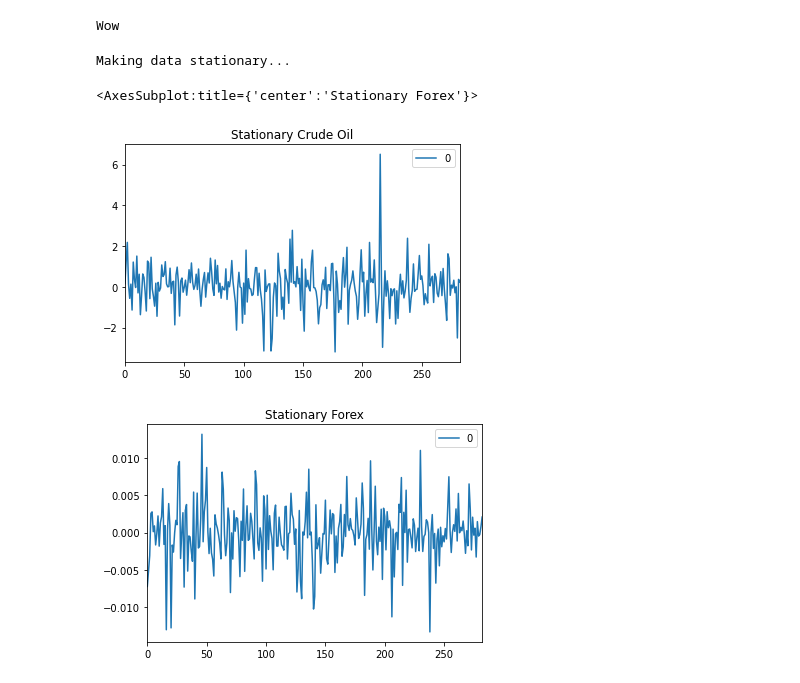
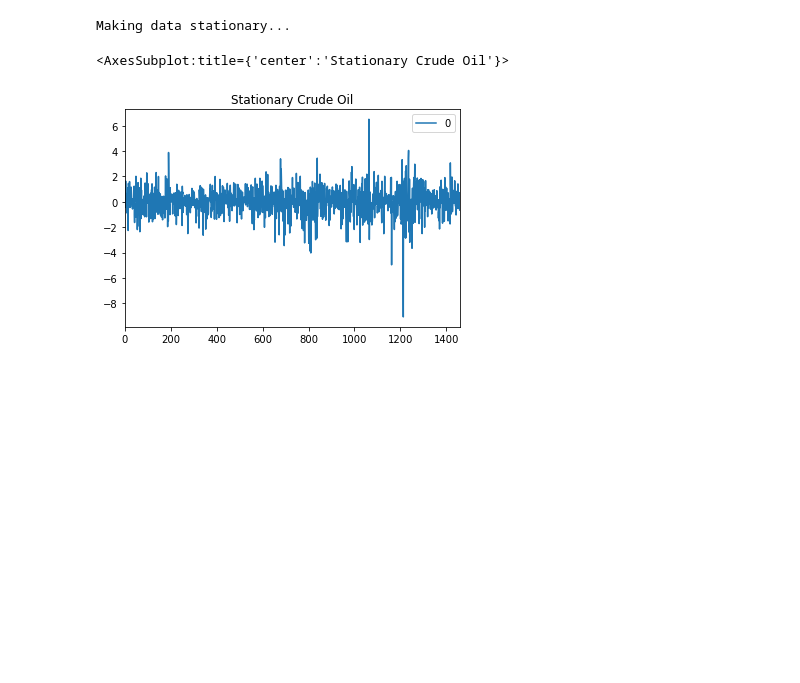
Before and after one commit to KnlnKS/Forex-Price-Predictor-Quantconnect, a Jupyter notebook: research.ipynb, the cells around one changed output. Saved outputs shown, nothing was run; the diff lists cells and outputs as text; code cells hidden in the pictures; blank space fills up the shorter version.

```diff
--- a/research.ipynb
+++ b/research.ipynb
@@ -38,10 +39,10 @@ end_time = datetime(2019, 12, 3) # end datetime for history call
         else:
             return is_stationary
 # %%
-forex = qb.AddForex("USDCAD", Resolution.Daily, Market.Oanda).Symbol
-forex_data = qb.History(forex, start_time, end_time)
-print(forex_data['close'].head())
-print(forex_data['close'].tail())
-print(forex_data['close'].size)
-forex_data['close'].plot(title='USDCAD')
+oil = qb.AddCfd("WTICOUSD", Resolution.Daily, Market.Oanda)
+oil_data = qb.History(["WTICOUSD"], 4*365, Resolution.Daily)
+print(oil_data['close'].head())
+print(oil_data['close'].tail())
+print(oil_data['close'].size)
+oil_data['close'].plot(title='Crude Oil')
 # %% [output]
@@ -65,8 +65,0 @@ Name: close, dtype: float64
-# %%
-oil = qb.AddCfd("WTICOUSD", Resolution.Daily, Market.Oanda).Symbol
-oil_data = qb.History(oil, start_time, end_time)
-print(oil_data['close'].head())
-print(oil_data['close'].tail())
-print(oil_data['close'].size)
-plt.gca().invert_yaxis()
-oil_data['close'].plot(title='Crude Oil Inverted')
@@ -126,34 +69,3 @@ Is it stationary? True
-# %%
-# Note: Will import training data later.
-"""
-# We need to split the series into training and testing data
-n_obs=80
-X_train_oil, X_test_oil = oil_data['close'][0:-n_obs], oil_data['close'][-n_obs:]
-print("Oil:")
-print(X_train_oil.shape, X_test_oil.shape)
-
-print()
-
-# We need to split the series into training and testing data
-n_obs=80
-X_train_forex, X_test_forex = forex_data['close'][0:-n_obs], oil_data['close'][-n_obs:]
-print("Cad")
-print(X_train_forex.shape, X_test_forex.shape)
-
-# Difference the training data to make it stationary
-
-train_oil = X_train_oil.dropna().values.tolist()
-train_forex = X_train_forex.dropna().values.tolist()
-
-stationary_oil_data = pd.DataFrame(difference(train_oil))
-stationary_forex_data = pd.DataFrame(difference(train_forex))
-
-stationary_oil_data.plot(title='Stationary Crude Oil')
-stationary_forex_data.plot(title='Stationary Forex')
-"""
-print('Wow')
-# %% [output]
-Wow
 # %%
 # create a differenced series
 def difference(series, interval=1):
@@ -165,15 +77,11 @@ def difference(series, interval=1):
 # %%
 print('Making data stationary...\n')
 stationary_oil_data = pd.DataFrame(difference(oil_data['close']))
-stationary_forex_data = pd.DataFrame(difference(forex_data['close']))
-
 stationary_oil_data.plot(title='Stationary Crude Oil')
-stationary_forex_data.plot(title='Stationary Forex')
 # %% [output]
 Making data stationary...
-<AxesSubplot:title={'center':'Stationary Forex'}>
+<AxesSubplot:title={'center':'Stationary Crude Oil'}>
-[figure, old version]
+[figure, new version]
-[figure, removed]
 # %%
 print('Running Augmented Dickey-Fuller Test for Stationary Crude Oil...\n')
 ADF_Stationarity_Test(stationary_oil_data.values)
```
Also changed, not shown: parts of 14 cells of this notebook.
